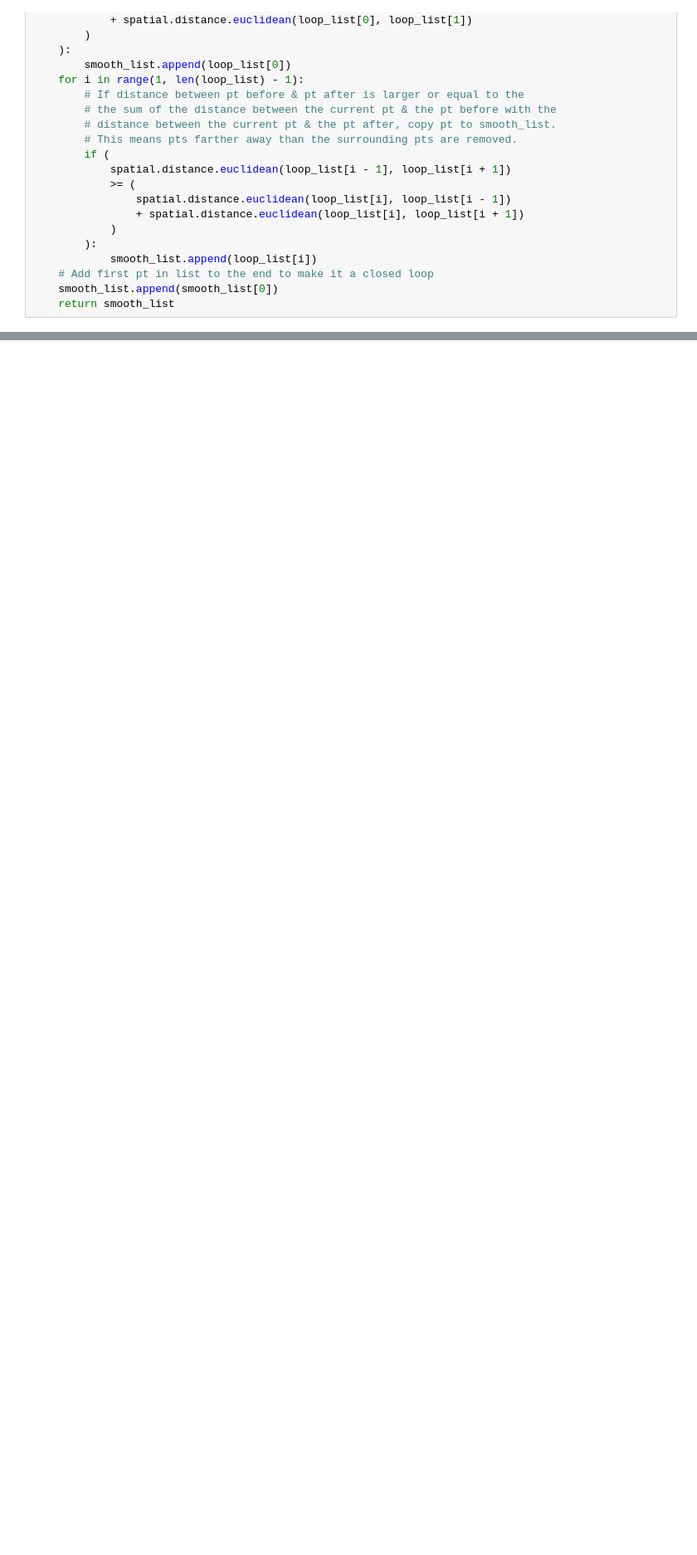
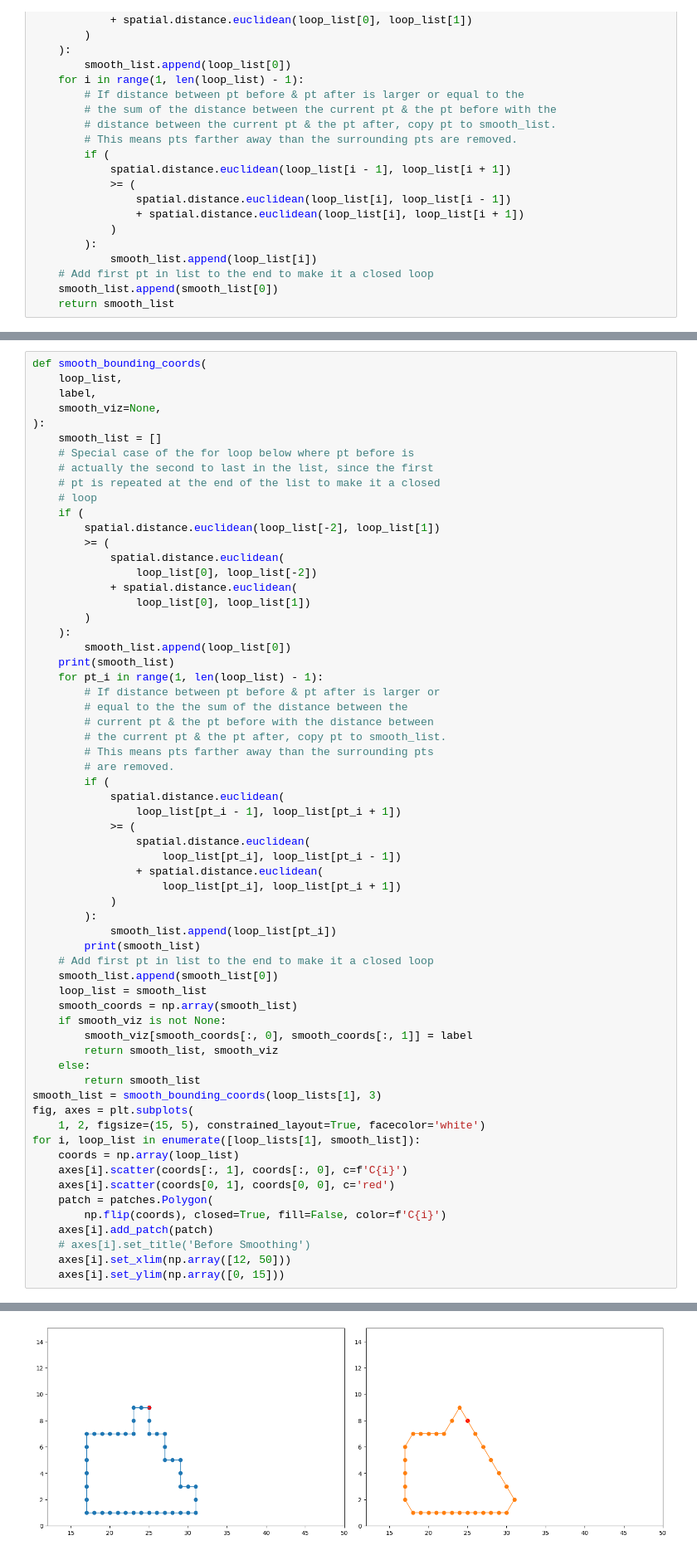
Before and after one commit to GusBusDraws/mhe-analysis, a Jupyter notebook: nbs/45-sem-subpixel.ipynb, the cells around one changed output, grey strips where cells are left out. Shown at 83% size. Drawn from its saved outputs; the diff is of its cells as text; blank space fills up the shorter version.

```diff
--- a/nbs/45-sem-subpixel.ipynb
+++ b/nbs/45-sem-subpixel.ipynb
@@ -433,0 +438,64 @@ test=[(31, 141), (31, 142), (31, 143), (31, 144), (31, 145), (32, 141), (32, 145
+# %%
+def smooth_bounding_coords(
+    loop_list,
+    label,
+    smooth_viz=None,
+):
+    smooth_list = []
+    # Special case of the for loop below where pt before is
+    # actually the second to last in the list, since the first
+    # pt is repeated at the end of the list to make it a closed
+    # loop
+    if (
+        spatial.distance.euclidean(loop_list[-2], loop_list[1])
+        >= (
+            spatial.distance.euclidean(
+                loop_list[0], loop_list[-2])
+            + spatial.distance.euclidean(
+                loop_list[0], loop_list[1])
+        )
+    ):
+        smooth_list.append(loop_list[0])
+    print(smooth_list)
+    for pt_i in range(1, len(loop_list) - 1):
+        # If distance between pt before & pt after is larger or
+        # equal to the the sum of the distance between the
+        # current pt & the pt before with the distance between
+        # the current pt & the pt after, copy pt to smooth_list.
+        # This means pts farther away than the surrounding pts
+        # are removed.
+        if (
+            spatial.distance.euclidean(
+                loop_list[pt_i - 1], loop_list[pt_i + 1])
+            >= (
+                spatial.distance.euclidean(
+                    loop_list[pt_i], loop_list[pt_i - 1])
+                + spatial.distance.euclidean(
+                    loop_list[pt_i], loop_list[pt_i + 1])
+            )
+        ):
+            smooth_list.append(loop_list[pt_i])
+        print(smooth_list)
+    # Add first pt in list to the end to make it a closed loop
+    smooth_list.append(smooth_list[0])
+    loop_list = smooth_list
+    smooth_coords = np.array(smooth_list)
+    if smooth_viz is not None:
+        smooth_viz[smooth_coords[:, 0], smooth_coords[:, 1]] = label
+        return smooth_list, smooth_viz
+    else:
+        return smooth_list
+smooth_list = smooth_bounding_coords(loop_lists[1], 3)
+fig, axes = plt.subplots(
+    1, 2, figsize=(15, 5), constrained_layout=True, facecolor='white')
+for i, loop_list in enumerate([loop_lists[1], smooth_list]):
+    coords = np.array(loop_list)
+    axes[i].scatter(coords[:, 1], coords[:, 0], c=f'C{i}')
+    axes[i].scatter(coords[0, 1], coords[0, 0], c='red')
+    patch = patches.Polygon(
+        np.flip(coords), closed=True, fill=False, color=f'C{i}')
+    axes[i].add_patch(patch)
+    # axes[i].set_title('Before Smoothing')
+    axes[i].set_xlim(np.array([12, 50]))
+    axes[i].set_ylim(np.array([0, 15]))
+# %% [output]
@@ -433,0 +519 @@ test=[(31, 141), (31, 142), (31, 143), (31, 144), (31, 145), (32, 141), (32, 145
+[figure, added]
```
Also changed, not shown: parts of 10 cells of this notebook.
